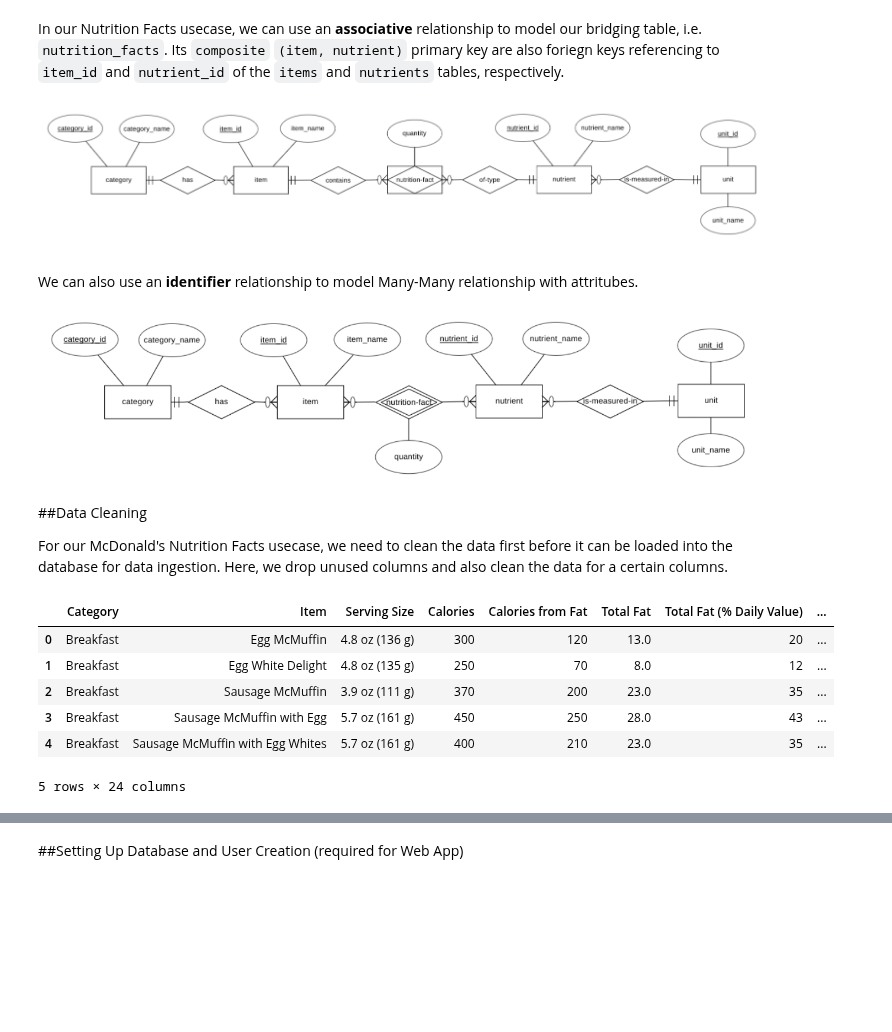
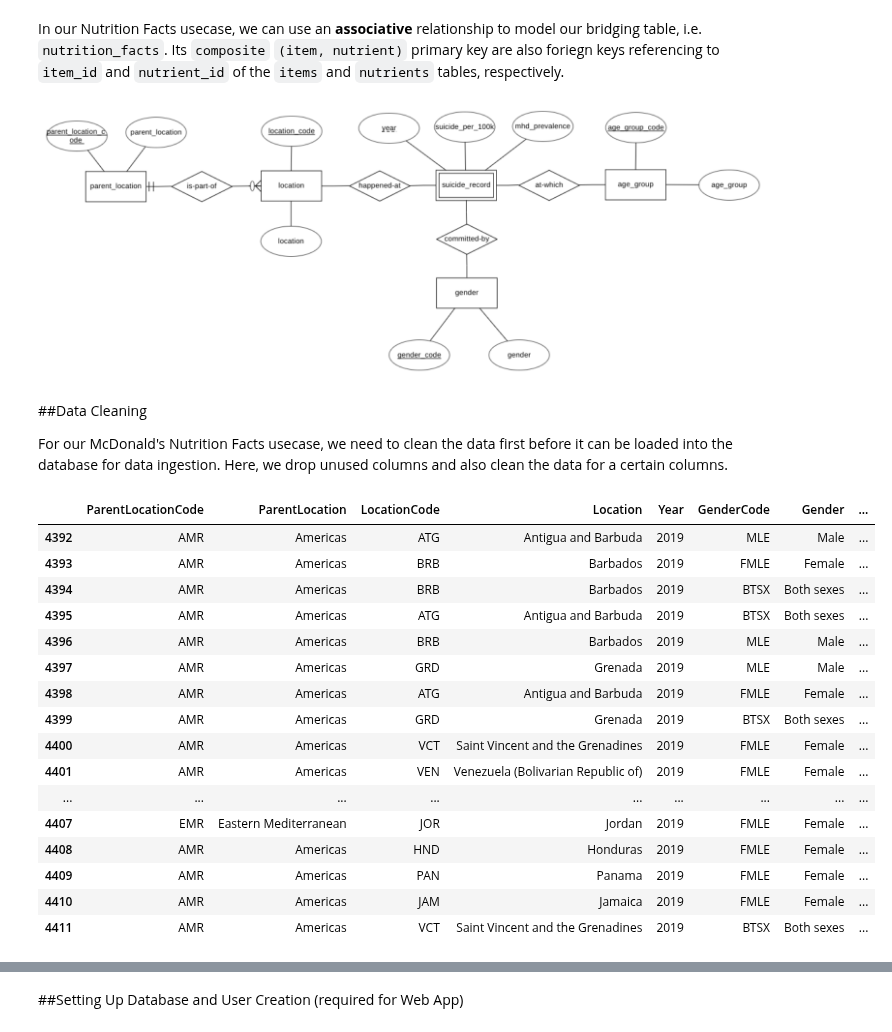
Before and after one commit to sreent/data-management-intro, a Jupyter notebook: Suicide Records - Ingestion using SQL.ipynb, the cells around one changed output, grey strips where cells are left out. Drawn from its saved outputs; the diff is of its cells as text; code cells hidden in the pictures; blank space fills up the shorter version.

```diff
--- a/Suicide Records - Ingestion using SQL.ipynb
+++ b/Suicide Records - Ingestion using SQL.ipynb
@@ -175,11 +188,7 @@ Our database design is BCNF since
 # %% [markdown]
 In our Nutrition Facts usecase, we can use an **associative** relationship to model our bridging table, i.e. <code>nutrition_facts</code>. Its <code>composite</code> <code>(item, nutrient)</code> primary key are also foriegn keys referencing to <code>item_id</code> and <code>nutrient_id</code> of the <code>items</code> and <code>nutrients</code> tables, respectively.
 # %% [markdown]
-![image.png](embedded-picture-1-old)
+![image.png](embedded-picture-1-new)
-# %% [markdown]
-We can also use an **identifier** relationship to model Many-Many relationship with attritubes.
-# %% [markdown]
-![image.png](embedded-picture-1)
 # %% [markdown]
 ##Data Cleaning
 
@@ -187,25 +196,34 @@ For our McDonald's Nutrition Facts usecase, we need to clean the data first befo
 # %%
 import pandas as pd
 pd.options.mode.chained_assignment = None
 
-SRC_FILE_PATH = os.getenv("GD_DATA_PATH") + "/" + os.getenv("SRC_FILE_NAME")
 DATA_PATH = os.getenv("DATA_PATH")
 SCRIPT_PATH = os.getenv("SCRIPT_PATH")
 
 DATABASE_NAME = os.getenv("DATABASE_NAME")
-MYSQL_USER_NAME = os.getenv("MYSQL_USER_NAME")
+MYSQL_USER_NAME = os.getenv("MYSQL_USER")
 MYSQL_USER_PASSWORD = os.getenv("MYSQL_USER_PASSWORD")
 
 df = pd.read_csv(SRC_FILE_PATH)
-df.head()
+df[~df["MhdPrevalence"].isna()].head(20)
 # %% [output]
-|  | Category | Item | Serving Size | Calories | Calories from Fat | Total Fat | Total Fat (% Daily Value) | ... |
-| 0 | Breakfast | Egg McMuffin | 4.8 oz (136 g) | 300 | 120 | 13.0 | 20 | ... |
-| 1 | Breakfast | Egg White Delight | 4.8 oz (135 g) | 250 | 70 | 8.0 | 12 | ... |
-| 2 | Breakfast | Sausage McMuffin | 3.9 oz (111 g) | 370 | 200 | 23.0 | 35 | ... |
-| 3 | Breakfast | Sausage McMuffin with Egg | 5.7 oz (161 g) | 450 | 250 | 28.0 | 43 | ... |
-| 4 | Breakfast | Sausage McMuffin with Egg Whites | 5.7 oz (161 g) | 400 | 210 | 23.0 | 35 | ... |
+|  | ParentLocationCode | ParentLocation | LocationCode | Location | Year | GenderCode | Gender | ... |
+| 4392 | AMR | Americas | ATG | Antigua and Barbuda | 2019 | MLE | Male | ... |
+| 4393 | AMR | Americas | BRB | Barbados | 2019 | FMLE | Female | ... |
+| 4394 | AMR | Americas | BRB | Barbados | 2019 | BTSX | Both sexes | ... |
+| 4395 | AMR | Americas | ATG | Antigua and Barbuda | 2019 | BTSX | Both sexes | ... |
+| 4396 | AMR | Americas | BRB | Barbados | 2019 | MLE | Male | ... |
+| 4397 | AMR | Americas | GRD | Grenada | 2019 | MLE | Male | ... |
+| 4398 | AMR | Americas | ATG | Antigua and Barbuda | 2019 | FMLE | Female | ... |
+| 4399 | AMR | Americas | GRD | Grenada | 2019 | BTSX | Both sexes | ... |
+| 4400 | AMR | Americas | VCT | Saint Vincent and the Grenadines | 2019 | FMLE | Female | ... |
+| 4401 | AMR | Americas | VEN | Venezuela (Bolivarian Republic of) | 2019 | FMLE | Female | ... |
+| ... | ... | ... | ... | ... | ... | ... | ... | ... |
+| 4407 | EMR | Eastern Mediterranean | JOR | Jordan | 2019 | FMLE | Female | ... |
+| 4408 | AMR | Americas | HND | Honduras | 2019 | FMLE | Female | ... |
+| 4409 | AMR | Americas | PAN | Panama | 2019 | FMLE | Female | ... |
+| 4410 | AMR | Americas | JAM | Jamaica | 2019 | FMLE | Female | ... |
+| 4411 | AMR | Americas | VCT | Saint Vincent and the Grenadines | 2019 | BTSX | Both sexes | ... |
-5 rows × 24 columns
 # %%
 df.columns
 # %% [output]
```
Also changed, not shown: parts of 28 cells of this notebook.
